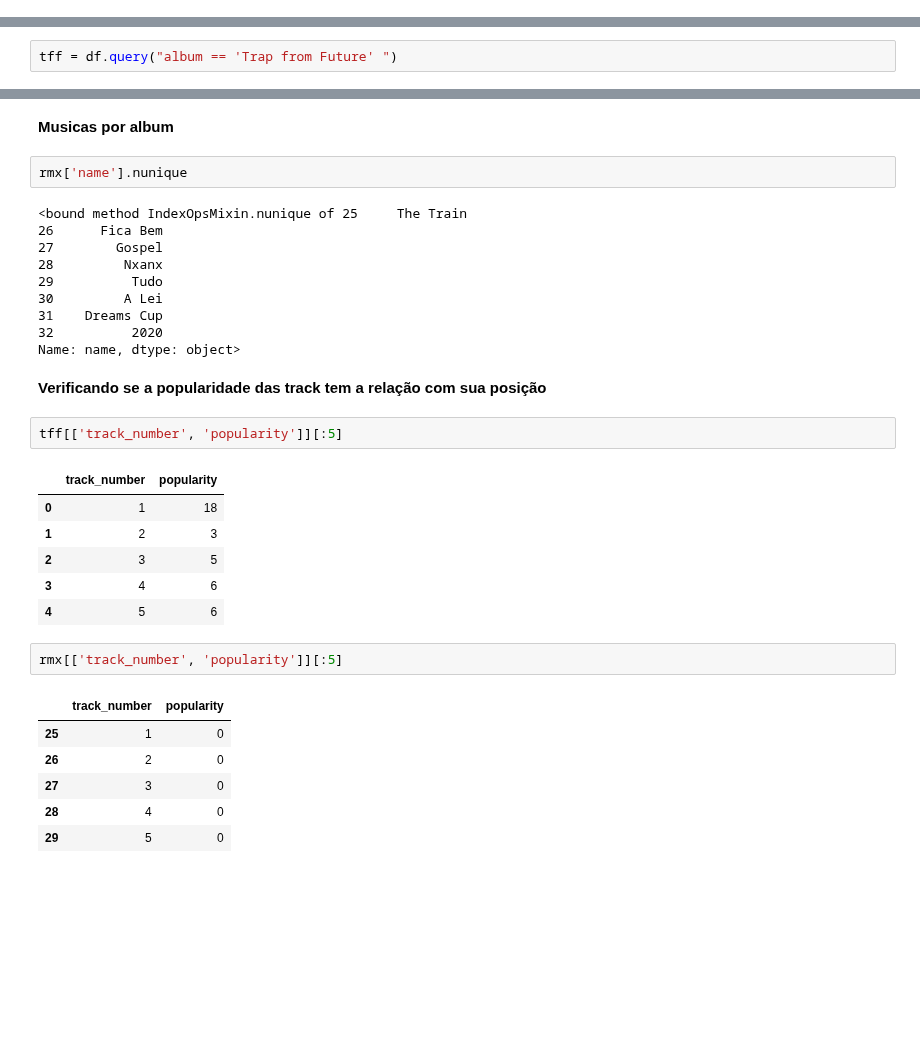
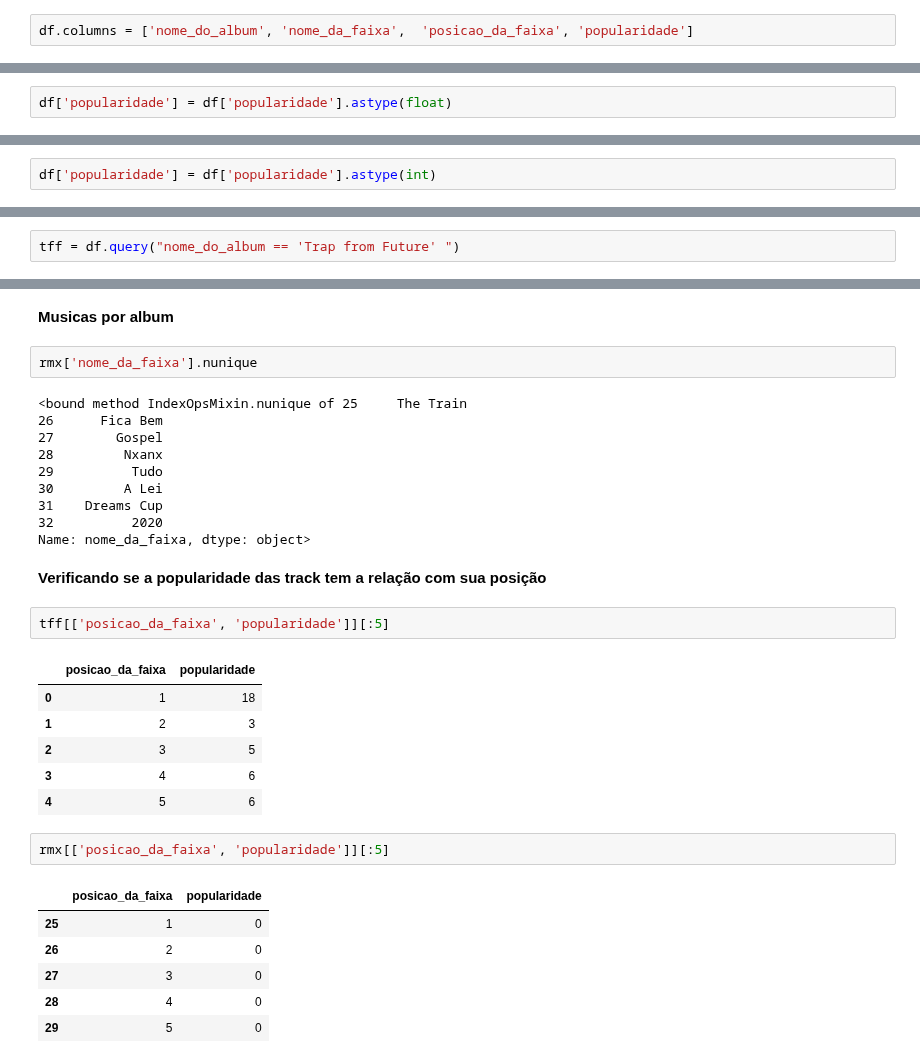
Before and after one commit to luislauriano/Data_Science, a Jupyter notebook: Projeto_construcao.ipynb, the cells around one changed output, grey strips where cells are left out. Drawn from its saved outputs; the diff is of its cells as text; blank space fills up the shorter version.

```diff
--- a/Projeto_construcao.ipynb
+++ b/Projeto_construcao.ipynb
@@ -241,0 +261,2 @@ df.head()
+# %%
+df.columns = ['nome_do_album', 'nome_da_faixa',  'posicao_da_faixa', 'popularidade']
@@ -241,0 +353,2 @@ df.head()
+# %%
+df['popularidade'] = df['popularidade'].astype(float)
@@ -241,0 +363,2 @@ df.head()
+# %%
+df['popularidade'] = df['popularidade'].astype(int)
@@ -248,5 +396,5 @@ tcm = df.query("album == 'Trap de Cria Mixtape' ")
 # %%
-tff = df.query("album == 'Trap from Future' ")
+tff = df.query("nome_do_album == 'Trap from Future' ")
 # %%
 rmx.count()
 # %% [output]
@@ -298,7 +428,7 @@ df['name'].count()
 # %% [markdown]
 **Musicas por album**
 # %%
-rmx['name'].nunique
+rmx['nome_da_faixa'].nunique
 # %% [output]
 <bound method IndexOpsMixin.nunique of 25     The Train
 26      Fica Bem
@@ -308,22 +438,22 @@ rmx['name'].nunique
 30         A Lei
 31    Dreams Cup
 32          2020
-Name: name, dtype: object>
+Name: nome_da_faixa, dtype: object>
 # %% [markdown]
 **Verificando se a popularidade das track tem a relação com sua posição**
 # %%
-tff[['track_number', 'popularity']][:5]
+tff[['posicao_da_faixa', 'popularidade']][:5]
 # %% [output]
-|  | track_number | popularity |
+|  | posicao_da_faixa | popularidade |
 | 0 | 1 | 18 |
 | 1 | 2 | 3 |
 | 2 | 3 | 5 |
 | 3 | 4 | 6 |
 | 4 | 5 | 6 |
 # %%
-rmx[['track_number', 'popularity']][:5]
+rmx[['posicao_da_faixa', 'popularidade']][:5]
 # %% [output]
-|  | track_number | popularity |
+|  | posicao_da_faixa | popularidade |
 | 25 | 1 | 0 |
 | 26 | 2 | 0 |
 | 27 | 3 | 0 |
```
Also changed, not shown: parts of 67 cells of this notebook.
